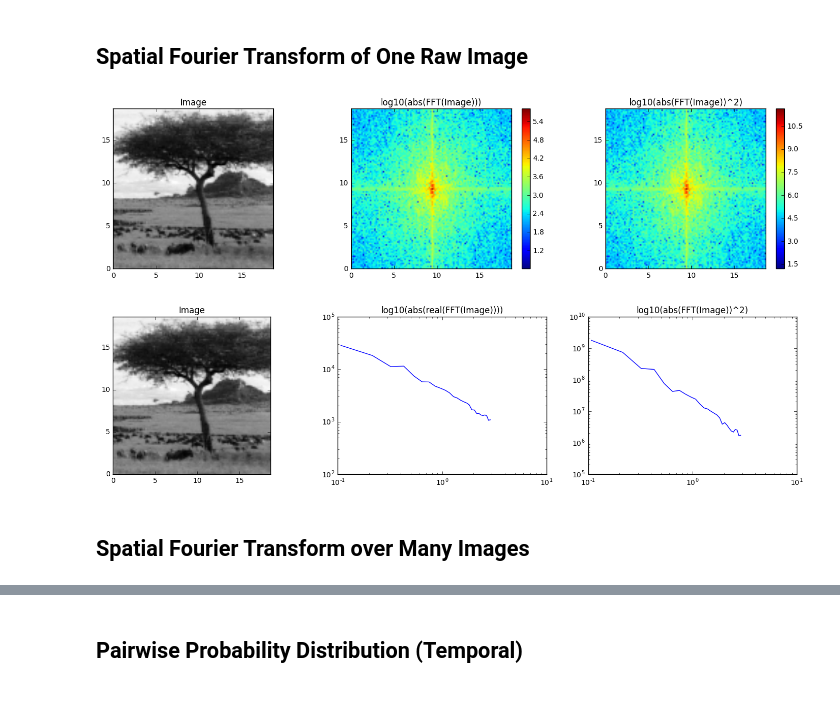
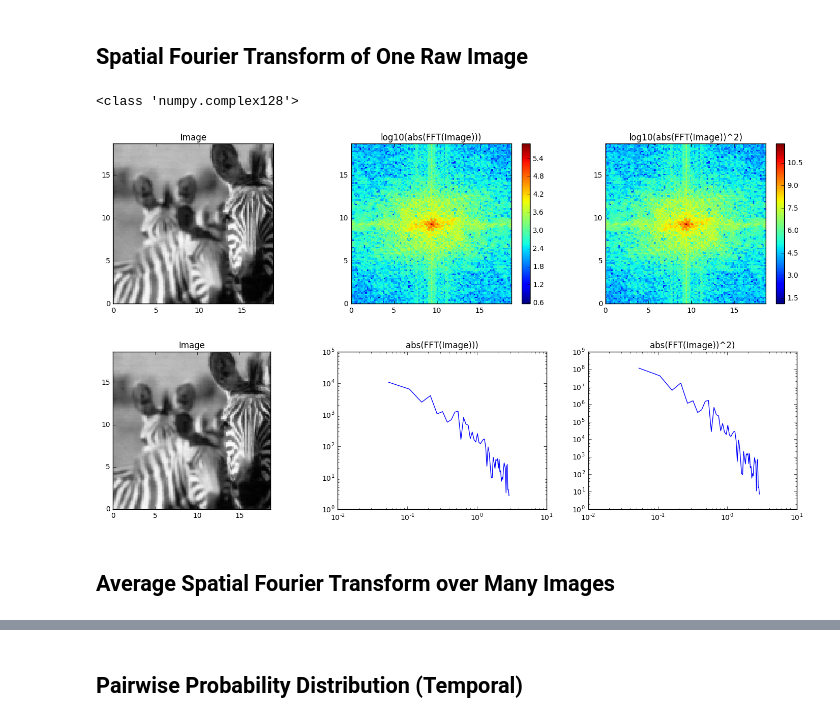
Before and after one commit to vdutell/naturalscenestatistics, a Jupyter notebook: naturalscenestats.ipynb, the cells around one changed output, grey strips where cells are left out. Drawn from its saved outputs; the diff is of its cells as text; code cells hidden in the pictures.

```diff
--- a/naturalscenestats.ipynb
+++ b/naturalscenestats.ipynb
@@ -239,69 +239,62 @@ def azimuthalAverage(image, center=None):
 def spatialft(image):
     # adpated from http://www.astrobetter.com/blog/2010/03/03/fourier-transforms-of-images-in-python/
     # Take the fourier transform of the image.
-    F1 = np.fft.fft2(image)
-    # Now shift the quadrants around so that low spatial frequencies are in
+    # shift the quadrants around so that low spatial frequencies are in
     # the center of the 2D fourier transformed image.
-    F2 = np.fft.fftshift(F1)
+    ft2d = np.fft.fftshift(np.fft.fft2(image))
+
+    #average over all orientations
+    ft1d = azimuthalAverage(ft2d)
 
     #get the sampling rate
-    freq2D = np.fft.fftfreq(framew, d=1./ppd)
+    freq1d = np.fft.fftfreq(framew, d=1./ppd)[0:int(np.floor(framew/2))-1]
 
-    # Calculate the 2D amplitude & Power Spectrum
-    amp2D = np.abs(F2) #magnitude = amplitude of real & imaginary component vector
-    psf2D = np.abs(F2)**2 #power specrum = amplitude^2
-
-    ##average over all orientations
-    amp1D = azimuthalAverage(amp2D)
-    psf1D = azimuthalAverage(psf2D)
-
-    #get the sampling rate
-    freq1D = np.fft.fftfreq(int(np.floor(frameh/2)), d=1./ppd)
-
-    return(image, amp2D, psf2D, freq2D, amp1D, psf1D, freq1D)
+    return(image, ft2d, ft1d, freq1d)
+# %%
+image, ft2d, ft1d, freq1d = spatialft(getsim(zebra))
+# %% [output]
+<class 'numpy.complex128'>
 # %%
-image, amp2D, psf2D, freq2D, amp1D, psf1D, freq1D = spatialft(getsim(tree))
-
 ##plotting
 #2d power spectra
 plt.figure(figsize=(18, 4))
 
 plt.subplot(1,3,1,title='Image')
-plt.imshow(image, cmap='Greys_r', extent=[0,framewdeg,0,framehdeg])
+plt.imshow(image, cmap='Greys_r', interpolation='none',extent=[0,framewdeg,0,framehdeg])
 ax.set_xlabel('deg')
 ax.set_ylabel('deg')
 
 plt.subplot(1,3,2,title='log10(abs(FFT(Image)))')
 #plt.imshow(amp2D)
-plt.imshow(np.log10(amp2D), extent=[0,framewdeg,0,framehdeg])
+plt.imshow(np.log10(np.abs(ft2d)), interpolation='none',extent=[0,framewdeg,0,framehdeg])
 ax.set_xlabel('deg')
 ax.set_ylabel('deg')
 plt.colorbar()
 
 plt.subplot(1,3,3,title='log10(abs(FFT(Image))^2)')
 #plt.imshow(psf2D)
-plt.imshow(np.log10(psf2D), extent=[0,framewdeg,0,framehdeg])
+plt.imshow(np.log10(np.abs(ft2d)**2), interpolation='none',extent=[0,framewdeg,0,framehdeg])
 ax.set_xlabel('deg')
 ax.set_ylabel('deg')
 plt.colorbar()
 
 ##azimuthal average
 plt.figure(figsize=(18, 4))
 
 plt.subplot(1,3,1,title='Image')
-plt.imshow(image, cmap='Greys_r', extent=[0,framewdeg,0,framehdeg])
+plt.imshow(image, cmap='Greys_r', interpolation='none', extent=[0,framewdeg,0,framehdeg])
 ax.set_xlabel('deg')
 ax.set_ylabel('deg')
 
-plt.subplot(1,3,2,title='log10(abs(real(FFT(Image))))')
-plt.loglog(freq1D, amp1D)
+fig = plt.subplot(1,3,2,title='abs(FFT(Image)))')
+plt.loglog(freq1d, np.abs(ft1d))
 
-plt.subplot(1,3,3,title='log10(abs(FFT(Image))^2)')
-plt.loglog(freq1D, psf1D)
+fig = plt.subplot(1,3,3,title='abs(FFT(Image))^2)')
+plt.loglog(freq1d, np.abs(ft1d)**2)
 
 plt.show()
 # %% [output]
-[figure, old version]
+[figure, new version]
-[figure, old version]
+[figure, new version]
 # %% [markdown]
-## Spatial Fourier Transform over Many Images
+## Average Spatial Fourier Transform over Many Images
```
Also changed, not shown: parts of 29 cells of this notebook.
